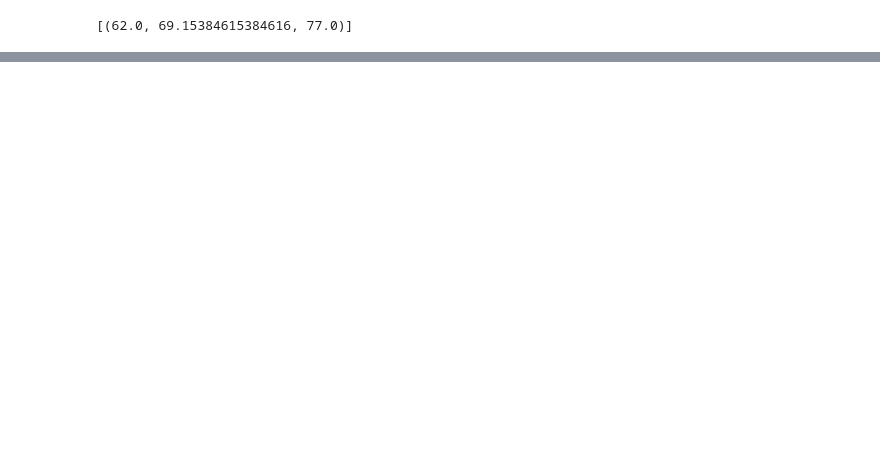
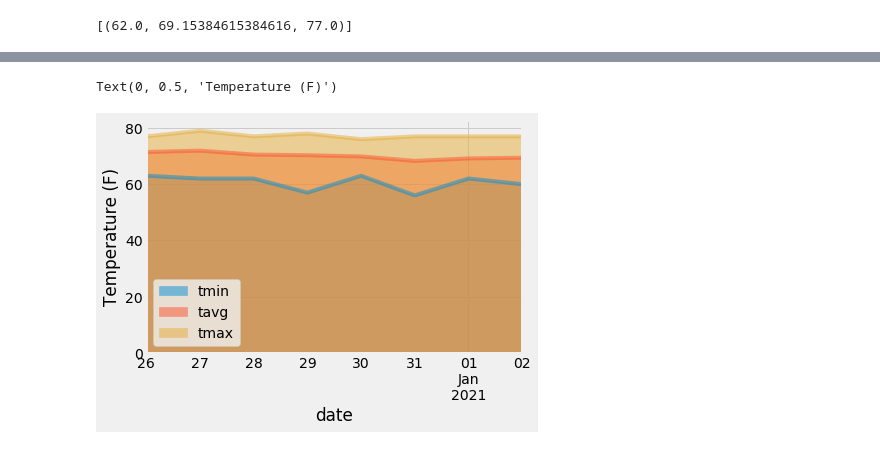
Before and after one commit to rbourdeau1/sqlalchemy-challenge, a Jupyter notebook: Instructions/climate_starter.ipynb, the cells around one changed output, grey strips where cells are left out. Saved outputs shown, nothing was run; the diff lists cells and outputs as text; code cells hidden in the pictures; blank space fills up the shorter version.

```diff
--- a/Instructions/climate_starter.ipynb
+++ b/Instructions/climate_starter.ipynb
@@ -265,9 +274,21 @@ daily_normals("01-01")
 # push each tuple of calculations into a list called `normals`
 
 # Set the start and end date of the trip
+start_date=dt.datetime.strptime("12-26-2020",'%m-%d-%Y')
+end_date=dt.datetime.strptime("01-02-2021",'%m-%d-%Y')
 
 # Use the start and end date to create a range of dates
+trip_days=pd.date_range(start_date, end_date)
 
 # Stip off the year and save a list of %m-%d strings
+month_day=trip_days.strftime("%m-%d")
 
 # Loop through the list of %m-%d strings and calculate the normals for each date
+
+normals = []
+
+for day in month_day:
+    normal=daily_normals(day)[0]
+    normals.append(normal)
+
+normals
@@ -274,2 +304,7 @@ daily_normals("01-01")
 # %%
 # Load the previous query results into a Pandas DataFrame and add the `trip_dates` range as the `date` index
+
+conditions_df=pd.DataFrame(normals, columns=["tmin", "tavg", "tmax"])
+conditions_df["date"] = trip_days
+conditions_df=conditions_df.set_index(["date"])
+conditions_df
@@ -276,2 +322,9 @@ daily_normals("01-01")
 # %%
 # Plot the daily normals as an area plot with `stacked=False`
+
+conditions_df.plot.area(stacked=False)
+plt.xlabel("date")
+plt.ylabel("Temperature (F)")
+# %% [output]
+Text(0, 0.5, 'Temperature (F)')
+[figure, added]
```
Also changed, not shown: parts of 12 cells of this notebook, 3 other files.
